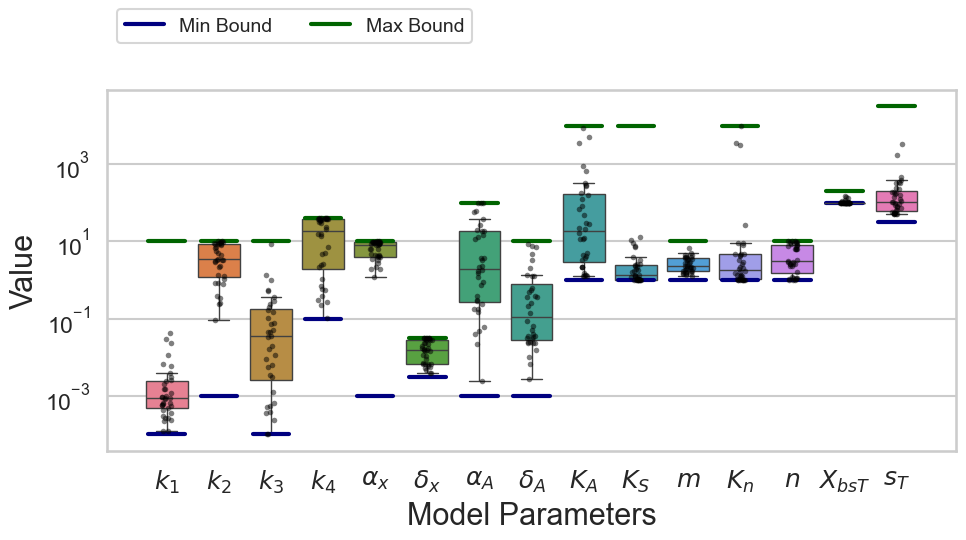
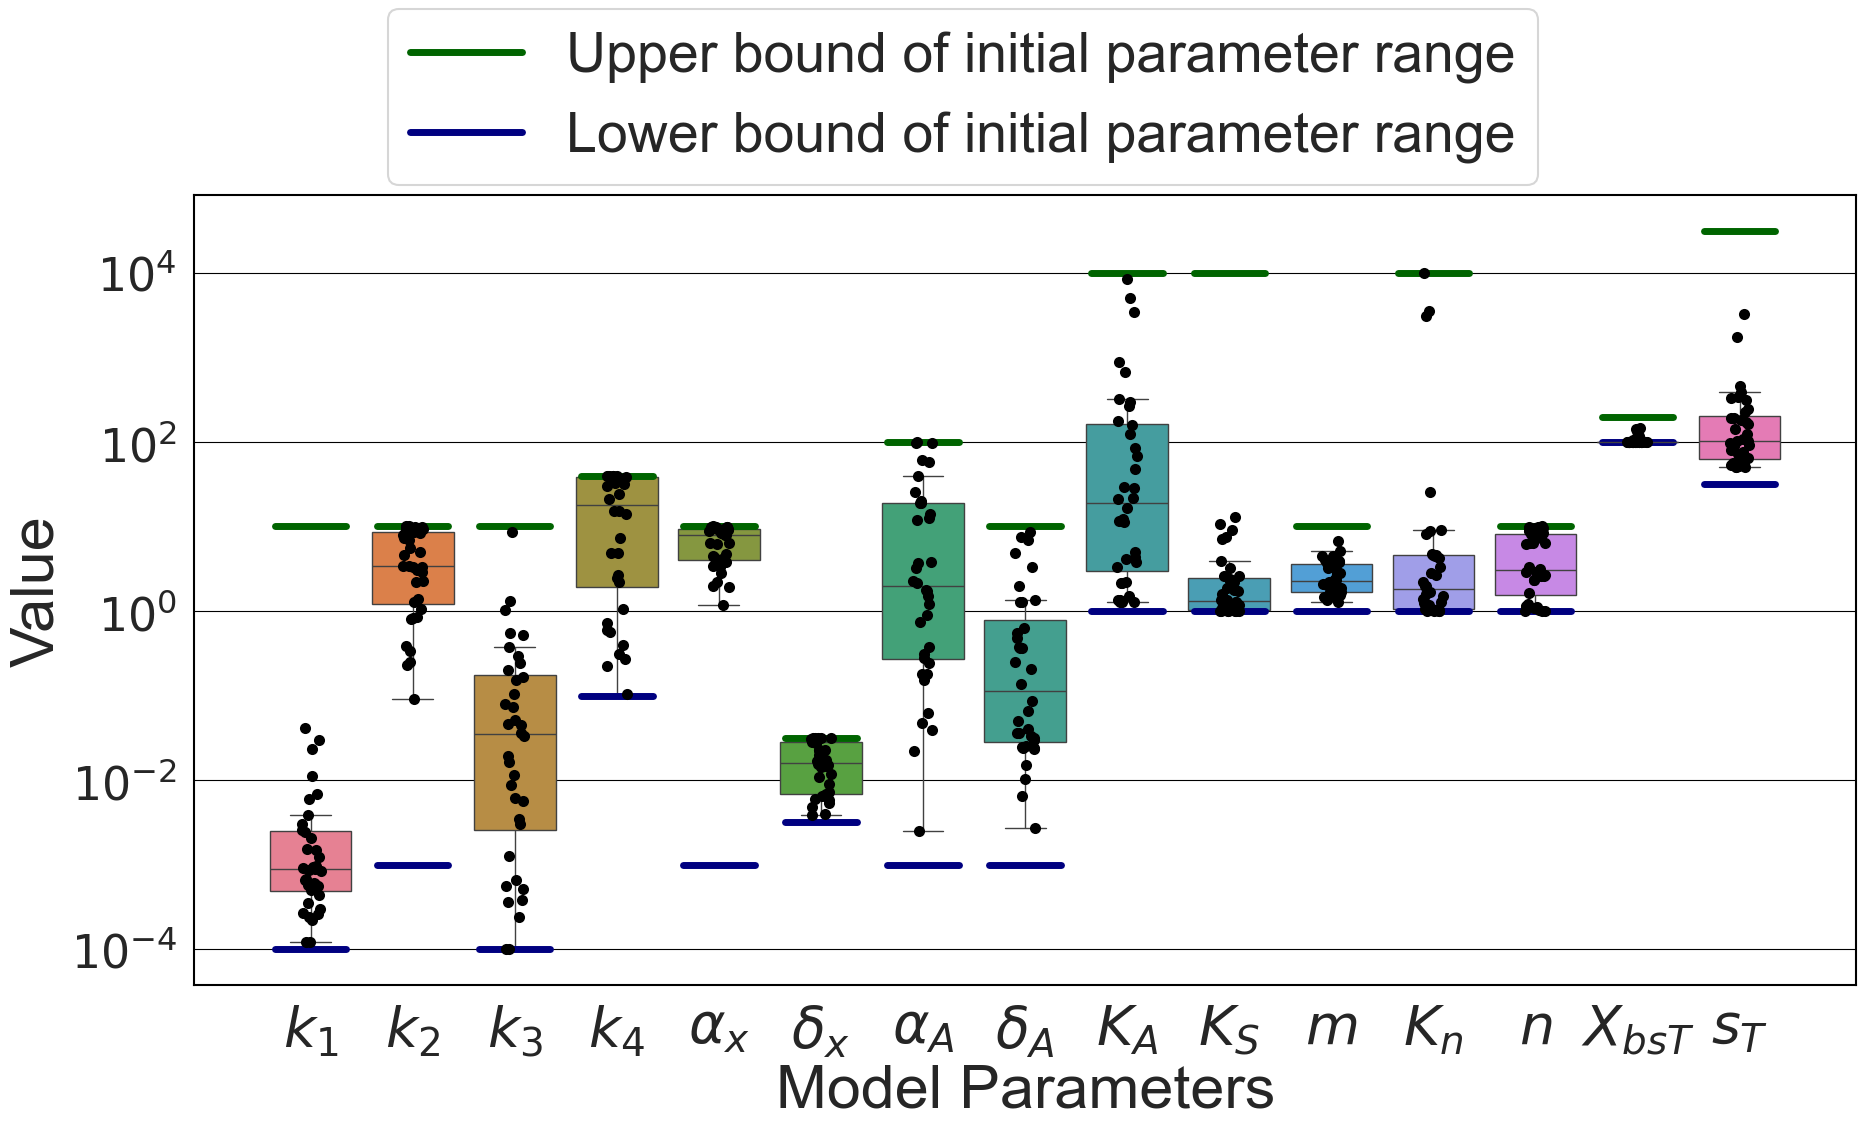
The change to this notebook cell's code, shown as a diff; its figure went from the first image to the second:
--- before
+++ after
@@ -42,5 +42,5 @@
 sns.set_style("whitegrid")
 sns.set_context("talk")
-plt.figure(figsize=(10, 6))
+plt.figure(figsize=(19, 12))
 
 # Boxplot and Stripplot
@@ -49,20 +49,34 @@
 
 sns.boxplot(data=curr_df, showfliers=False, palette=colors)
-sns.stripplot(data=curr_df, color='k', alpha=0.5, size=4)
+sns.stripplot(data=curr_df, color='k', alpha=1, size=8)
 
 plt.yscale('log')
-plt.ylabel('Value', fontsize=22)
-plt.xlabel('Model Parameters', fontsize=22)
+plt.ylabel('Value', fontsize=44)
+plt.xlabel('Model Parameters', fontsize=44)
 
 # Plot boundary lines
 for i, (low, high) in enumerate(zip(lower_bounds, upper_bounds)):
-    plt.plot([i-0.35, i+0.35], [low, low], color='navy', lw=3, 
-             label='Min Bound' if i == 0 else "")
-    plt.plot([i-0.35, i+0.35], [high, high], color='darkgreen', lw=3, 
-             label='Max Bound' if i == 0 else "")
+    plt.plot([i-0.35, i+0.35], [high, high], color='darkgreen', lw=5, 
+             label='Upper bound of initial parameter range' if i == 0 else "")
+    plt.plot([i-0.35, i+0.35], [low, low], color='navy', lw=5, 
+             label='Lower bound of initial parameter range' if i == 0 else "")
+
+plt.yticks(fontsize=33)
 
 # Final formatting
-plt.xticks(range(len(existing_columns)), latex_labels, fontsize=18)
-plt.legend(loc='upper left', bbox_to_anchor=(0, 1.25), ncol=2, fontsize=14)
+# Define the specific tick positions
+tick_values = [1e-4, 1e-2, 1, 1e2, 1e4] 
+# Define the labels (using LaTeX for the exponents)
+tick_labels = ['$10^{-4}$', '$10^{-2}$', '$10^{0}$', '$10^{2}$', '$10^{4}$']
+plt.grid(True, axis='y', color='black', linestyle='-', linewidth=0.8)
+
+plt.yticks(tick_values, tick_labels, fontsize=33)
+plt.xticks(range(len(existing_columns)), latex_labels, fontsize=40)
+plt.legend(loc='upper left', bbox_to_anchor=(0.1, 1.27), ncol=1, fontsize=40)
+
+ax = plt.gca()
+for spine in ax.spines.values():
+    spine.set_edgecolor('black')
+    spine.set_linewidth(1.5) # Optional: makes the border slightly thicker
 plt.tight_layout()
 

Commit: .